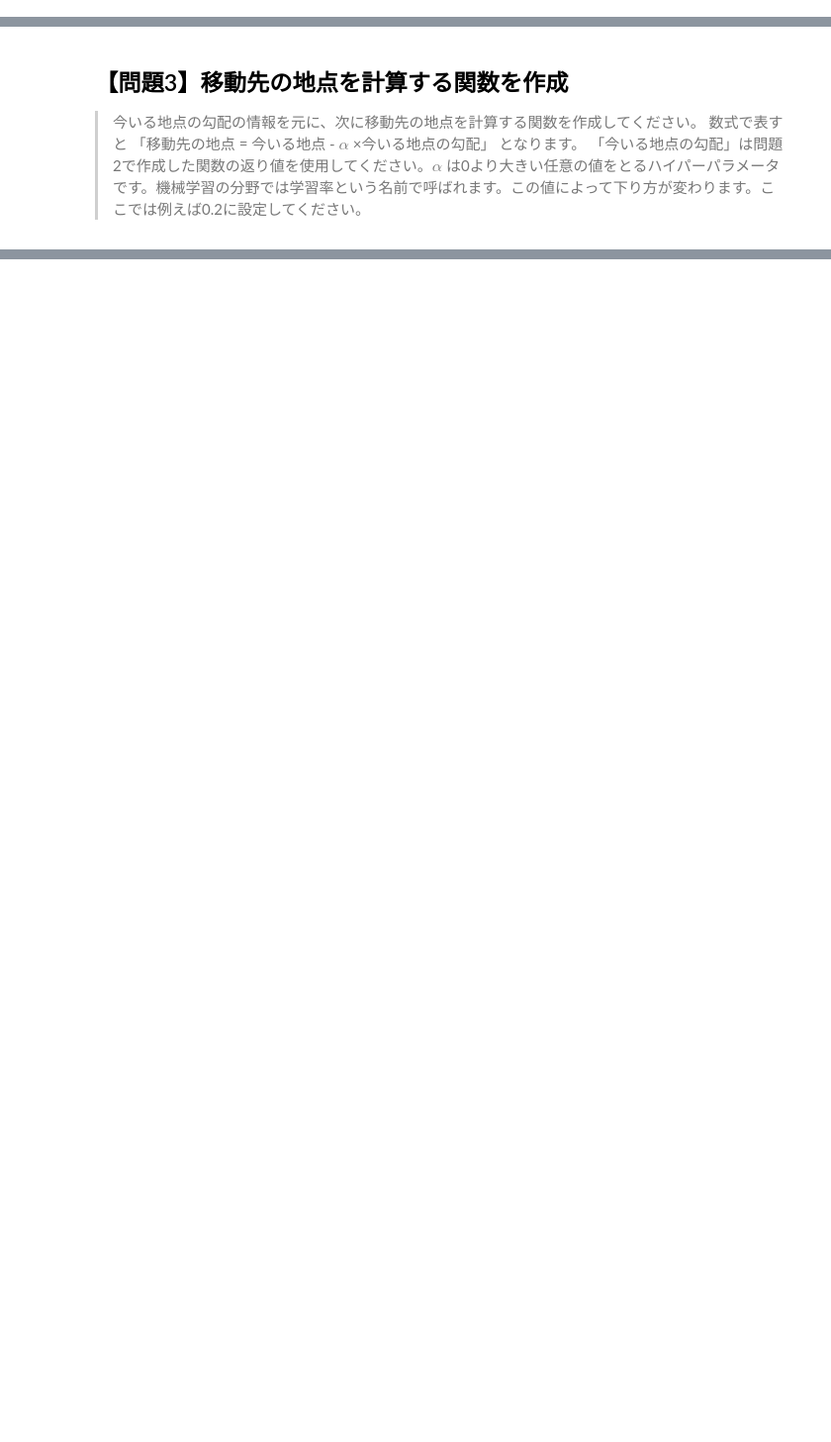
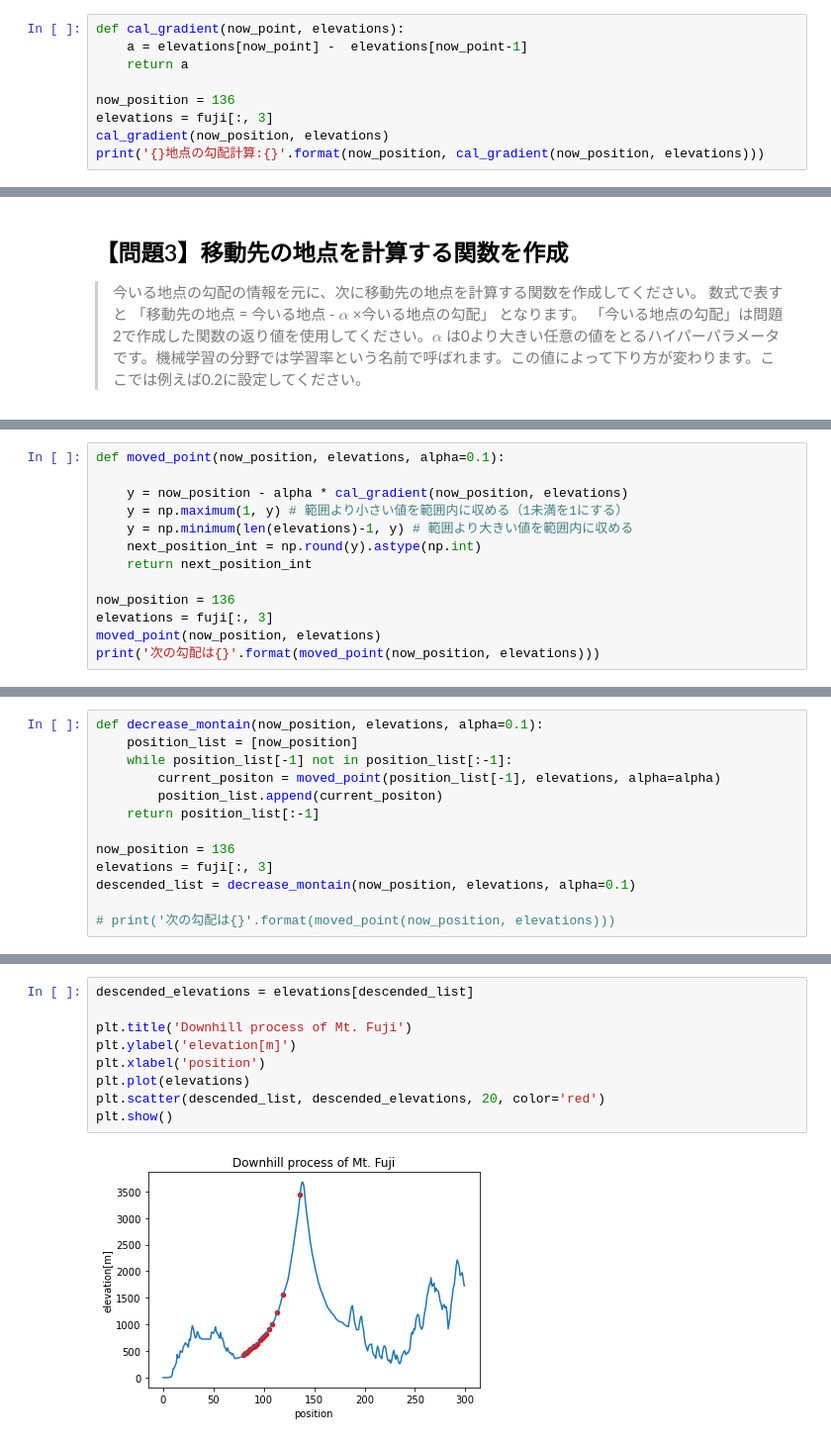
Before and after one commit to harakenken22/diveintocode-ml, a Jupyter notebook: week2_lec_2.ipynb, the cells around one changed output, grey strips where cells are left out. Shown at 99% size. Saved outputs shown, nothing was run; the diff lists cells and outputs as text; blank space fills up the shorter version.

```diff
--- a/week2_lec_2.ipynb
+++ b/week2_lec_2.ipynb
@@ -63,0 +73,9 @@ No handles with labels found to put in legend.
+# %%
+def cal_gradient(now_point, elevations):
+    a = elevations[now_point] -  elevations[now_point-1]
+    return a
+
+now_position = 136
+elevations = fuji[:, 3]
+cal_gradient(now_position, elevations)
+print('{}地点の勾配計算:{}'.format(now_position, cal_gradient(now_position, elevations)))
@@ -103,0 +107,13 @@ down()
+# %%
+def moved_point(now_position, elevations, alpha=0.1):
+
+    y = now_position - alpha * cal_gradient(now_position, elevations)
+    y = np.maximum(1, y) # 範囲より小さい値を範囲内に収める（1未満を1にする）
+    y = np.minimum(len(elevations)-1, y) # 範囲より大きい値を範囲内に収める
+    next_position_int = np.round(y).astype(np.int)
+    return next_position_int
+
+now_position = 136
+elevations = fuji[:, 3]
+moved_point(now_position, elevations)
+print('次の勾配は{}'.format(moved_point(now_position, elevations)))
@@ -103,0 +127,13 @@ down()
+# %%
+def decrease_montain(now_position, elevations, alpha=0.1):
+    position_list = [now_position]
+    while position_list[-1] not in position_list[:-1]:
+        current_positon = moved_point(position_list[-1], elevations, alpha=alpha)
+        position_list.append(current_positon)
+    return position_list[:-1]
+
+now_position = 136
+elevations = fuji[:, 3]
+descended_list = decrease_montain(now_position, elevations, alpha=0.1)
+
+# print('次の勾配は{}'.format(moved_point(now_position, elevations)))
@@ -103,0 +146,11 @@ down()
+# %%
+descended_elevations = elevations[descended_list]
+
+plt.title('Downhill process of Mt. Fuji')
+plt.ylabel('elevation[m]')
+plt.xlabel('position')
+plt.plot(elevations)
+plt.scatter(descended_list, descended_elevations, 20, color='red')
+plt.show()
+# %% [output]
+[figure, added]
```
Also changed, not shown: parts of 14 cells of this notebook, 5 other files.
